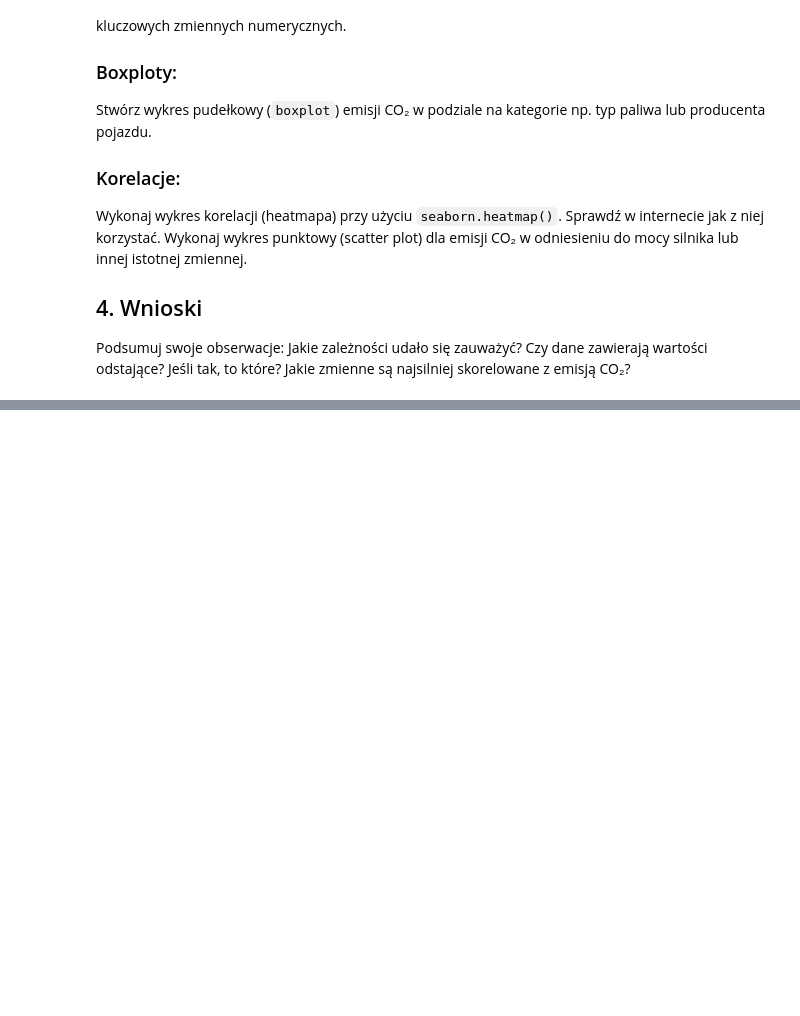
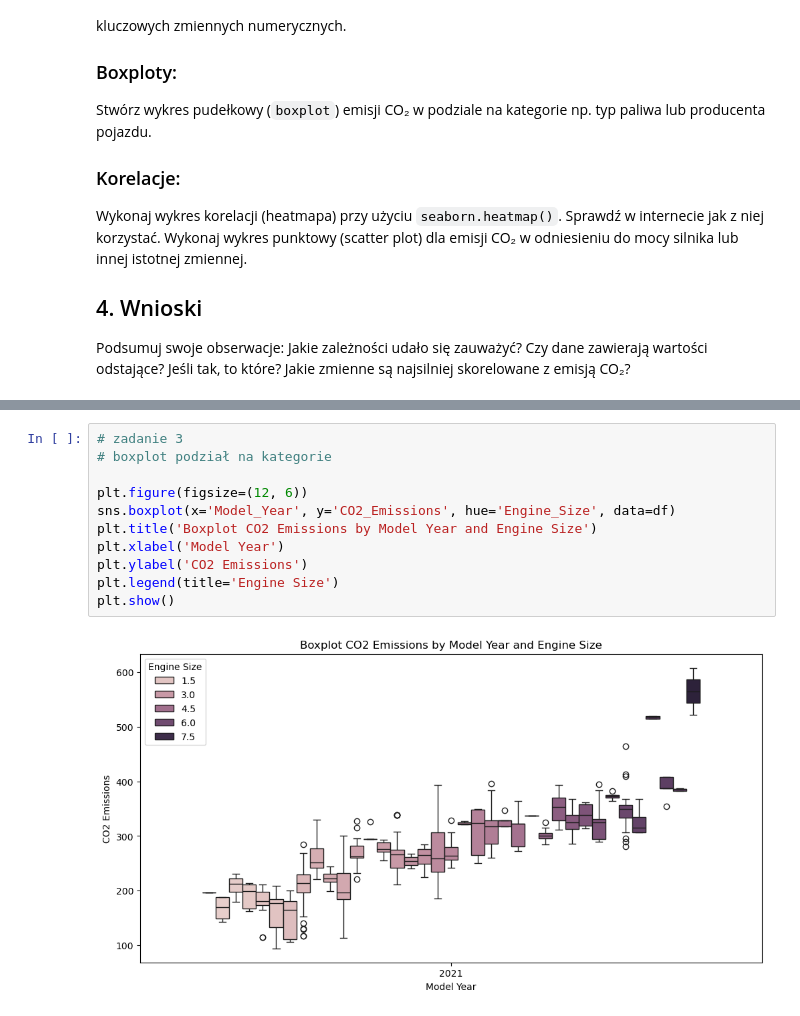
Before and after one commit to annlyd1986/labaJDA, a Jupyter notebook: codes/Laba25_homework.ipynb, the cells around one changed output, grey strips where cells are left out. Cells and saved outputs as stored; diff of their text form; blank space fills up the shorter version.

```diff
--- a/codes/Laba25_homework.ipynb
+++ b/codes/Laba25_homework.ipynb
@@ -42,0 +183,13 @@ display(df)
+# %%
+# zadanie 3
+# boxplot podział na kategorie
+
+plt.figure(figsize=(12, 6))
+sns.boxplot(x='Model_Year', y='CO2_Emissions', hue='Engine_Size', data=df)
+plt.title('Boxplot CO2 Emissions by Model Year and Engine Size')
+plt.xlabel('Model Year')
+plt.ylabel('CO2 Emissions')
+plt.legend(title='Engine Size')
+plt.show()
+# %% [output]
+[figure, added]
```
Also changed, not shown: parts of 6 cells of this notebook.
